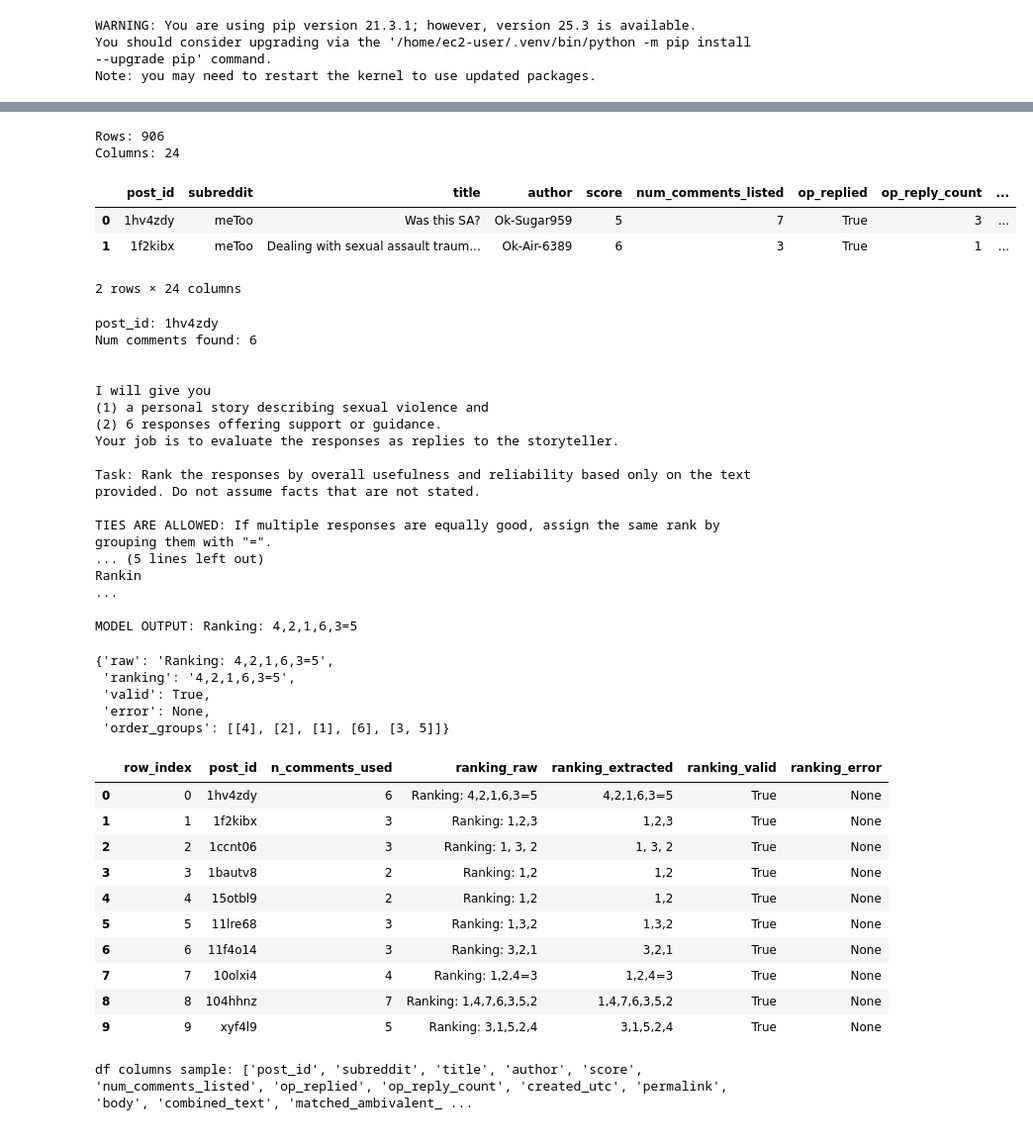
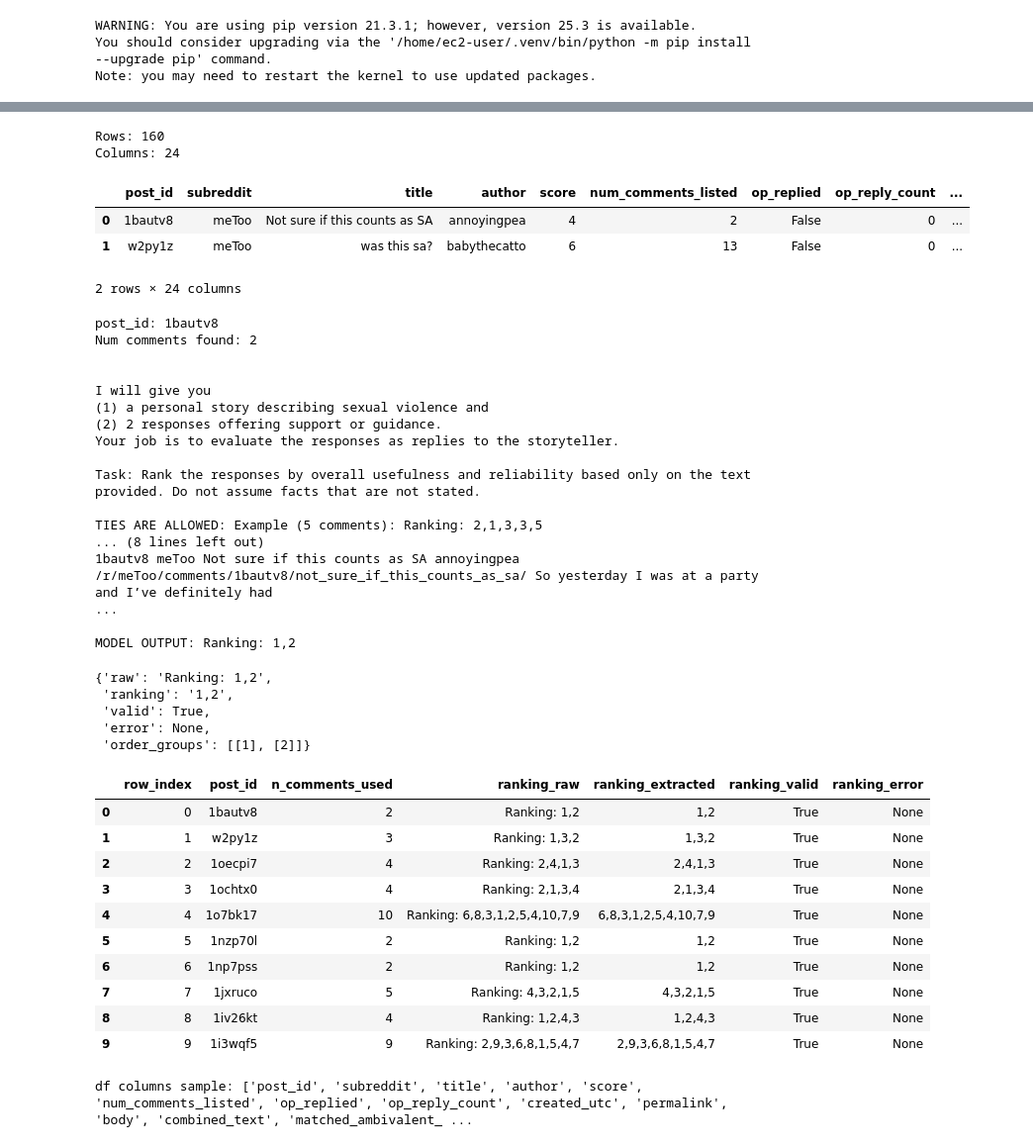
Before and after one commit to Sanjeev2601/ambivalent-stories, a Jupyter notebook: jupyter-notebooks/Ranking.ipynb, the cells around one changed output, grey strips where cells are left out. Shown at 99% size. Saved outputs shown, nothing was run; the diff lists cells and outputs as text; code cells hidden in the pictures.

Commit message:
LLM Rankings and IRA

```diff
--- a/jupyter-notebooks/Ranking.ipynb
+++ b/jupyter-notebooks/Ranking.ipynb
@@ -55,18 +55,18 @@ MODEL = "gpt-5.2"     # or "gpt-5.2-mini" if you want cheaper/faster
 TEMPERATURE = 0
 MAX_COMPLETION_TOKENS = 40
 # %%
-CSV_PATH = "../data/Ambivalent_posts_with_top10_comments_Final.csv"
+CSV_PATH = "../data/Ambivalent_posts_scoreVar_75_100_with_top10_comments_d0.csv"
 df = pd.read_csv(CSV_PATH)
 
 print("Rows:", len(df))
 print("Columns:", len(df.columns))
 df.head(2)
 # %% [output]
-Rows: 906
+Rows: 160
 Columns: 24
 |  | post_id | subreddit | title | author | score | num_comments_listed | op_replied | op_reply_count | ... |
-| 0 | 1hv4zdy | meToo | Was this SA? | Ok-Sugar959 | 5 | 7 | True | 3 | ... |
-| 1 | 1f2kibx | meToo | Dealing with sexual assault traum... | Ok-Air-6389 | 6 | 3 | True | 1 | ... |
+| 0 | 1bautv8 | meToo | Not sure if this counts as SA | annoyingpea | 4 | 2 | False | 0 | ... |
+| 1 | w2py1z | meToo | was this sa? | babythecatto | 6 | 13 | False | 0 | ... |
 2 rows × 24 columns
 # %%
 TC_COLS = [f"TC{i}" for i in range(1, 11)]
@@ -208,28 +207,28 @@ print("MODEL OUTPUT:", res)
 parsed = parse_ranking_line(res, n=len(comments))
 parsed
 # %% [output]
-post_id: 1hv4zdy
-Num comments found: 6
+post_id: 1bautv8
+Num comments found: 2
 
 
 I will give you
 (1) a personal story describing sexual violence and
-(2) 6 responses offering support or guidance.
+(2) 2 responses offering support or guidance.
 Your job is to evaluate the responses as replies to the storyteller.
 
 Task: Rank the responses by overall usefulness and reliability based only on the text provided. Do not assume facts that are not stated.
 
-TIES ARE ALLOWED: If multiple responses are equally good, assign the same rank by grouping them with "=".
-... (5 lines left out)
-Rankin
+TIES ARE ALLOWED: Example (5 comments): Ranking: 2,1,3,3,5
+... (8 lines left out)
+1bautv8 meToo Not sure if this counts as SA annoyingpea /r/meToo/comments/1bautv8/not_sure_if_this_counts_as_sa/ So yesterday I was at a party and I’ve definitely had
 ...
 
-MODEL OUTPUT: Ranking: 4,2,1,6,3=5
+MODEL OUTPUT: Ranking: 1,2
-{'raw': 'Ranking: 4,2,1,6,3=5',
- 'ranking': '4,2,1,6,3=5',
+{'raw': 'Ranking: 1,2',
+ 'ranking': '1,2',
  'valid': True,
  'error': None,
- 'order_groups': [[4], [2], [1], [6], [3, 5]]}
+ 'order_groups': [[1], [2]]}
 # %%
 START_ROW = 0
 END_ROW = len(df)          # you can set smaller for a first run
@@ -292,16 +291,16 @@ rank_df = pd.DataFrame(results)
 rank_df.head(10)
 # %% [output]
 |  | row_index | post_id | n_comments_used | ranking_raw | ranking_extracted | ranking_valid | ranking_error |
-| 0 | 0 | 1hv4zdy | 6 | Ranking: 4,2,1,6,3=5 | 4,2,1,6,3=5 | True | None |
-| 1 | 1 | 1f2kibx | 3 | Ranking: 1,2,3 | 1,2,3 | True | None |
-| 2 | 2 | 1ccnt06 | 3 | Ranking: 1, 3, 2 | 1, 3, 2 | True | None |
-| 3 | 3 | 1bautv8 | 2 | Ranking: 1,2 | 1,2 | True | None |
-| 4 | 4 | 15otbl9 | 2 | Ranking: 1,2 | 1,2 | True | None |
-| 5 | 5 | 11lre68 | 3 | Ranking: 1,3,2 | 1,3,2 | True | None |
-| 6 | 6 | 11f4o14 | 3 | Ranking: 3,2,1 | 3,2,1 | True | None |
-| 7 | 7 | 10olxi4 | 4 | Ranking: 1,2,4=3 | 1,2,4=3 | True | None |
-| 8 | 8 | 104hhnz | 7 | Ranking: 1,4,7,6,3,5,2 | 1,4,7,6,3,5,2 | True | None |
-| 9 | 9 | xyf4l9 | 5 | Ranking: 3,1,5,2,4 | 3,1,5,2,4 | True | None |
+| 0 | 0 | 1bautv8 | 2 | Ranking: 1,2 | 1,2 | True | None |
+| 1 | 1 | w2py1z | 3 | Ranking: 1,3,2 | 1,3,2 | True | None |
+| 2 | 2 | 1oecpi7 | 4 | Ranking: 2,4,1,3 | 2,4,1,3 | True | None |
+| 3 | 3 | 1ochtx0 | 4 | Ranking: 2,1,3,4 | 2,1,3,4 | True | None |
+| 4 | 4 | 1o7bk17 | 10 | Ranking: 6,8,3,1,2,5,4,10,7,9 | 6,8,3,1,2,5,4,10,7,9 | True | None |
+| 5 | 5 | 1nzp70l | 2 | Ranking: 1,2 | 1,2 | True | None |
+| 6 | 6 | 1np7pss | 2 | Ranking: 1,2 | 1,2 | True | None |
+| 7 | 7 | 1jxruco | 5 | Ranking: 4,3,2,1,5 | 4,3,2,1,5 | True | None |
+| 8 | 8 | 1iv26kt | 4 | Ranking: 1,2,4,3 | 1,2,4,3 | True | None |
+| 9 | 9 | 1i3wqf5 | 9 | Ranking: 2,9,3,6,8,1,5,4,7 | 2,9,3,6,8,1,5,4,7 | True | None |
 # %%
 print("df columns sample:", df.columns.tolist()[:40])
 # %% [output]
```
Also changed, not shown: parts of 8 cells of this notebook, 18 other files.
